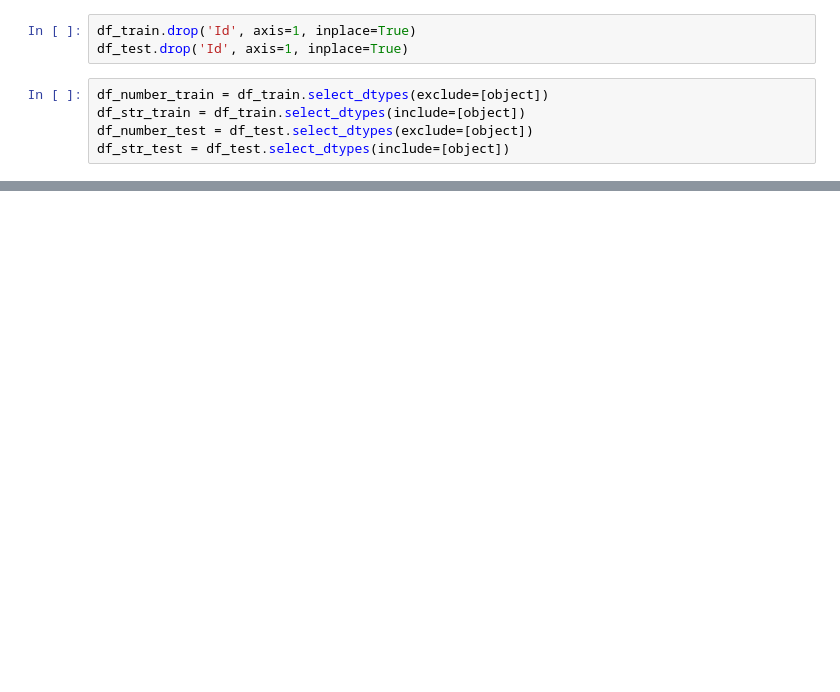
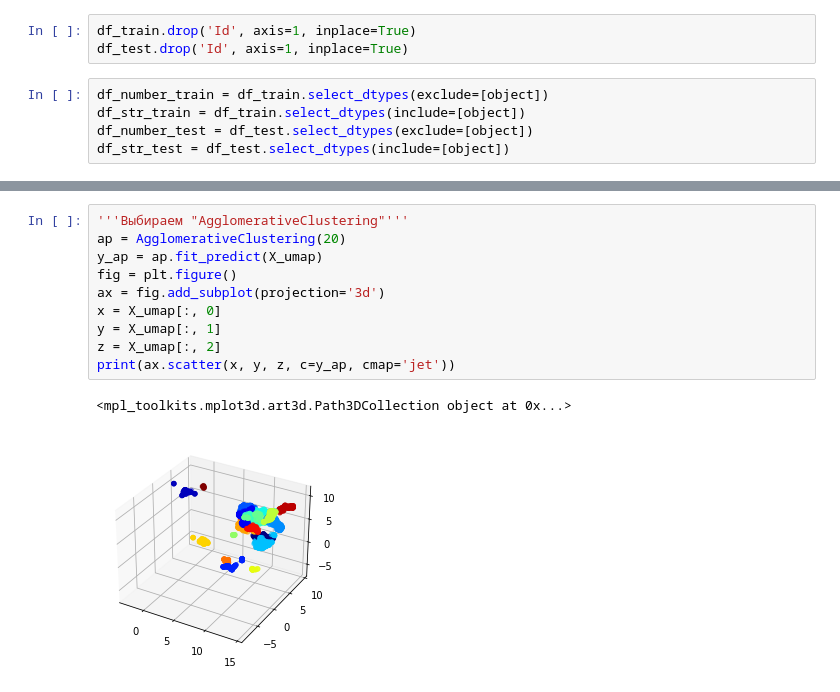
Before and after one commit to jabulani9955/House-Prices, a Jupyter notebook: house_prices.ipynb, the cells around one changed output, grey strips where cells are left out. Saved outputs shown, nothing was run; the diff lists cells and outputs as text; blank space fills up the shorter version.

```diff
--- a/house_prices.ipynb
+++ b/house_prices.ipynb
@@ -167,0 +233,13 @@ NameError: name 'XGBRegressor' is not defined
+# %%
+'''Выбираем "AgglomerativeClustering"'''
+ap = AgglomerativeClustering(20)
+y_ap = ap.fit_predict(X_umap)
+fig = plt.figure()
+ax = fig.add_subplot(projection='3d')
+x = X_umap[:, 0]
+y = X_umap[:, 1]
+z = X_umap[:, 2]
+print(ax.scatter(x, y, z, c=y_ap, cmap='jet'))
+# %% [output]
+<mpl_toolkits.mplot3d.art3d.Path3DCollection object at 0x...>
+[figure, added]
```
Also changed, not shown: parts of 65 cells of this notebook, 1 other file.
